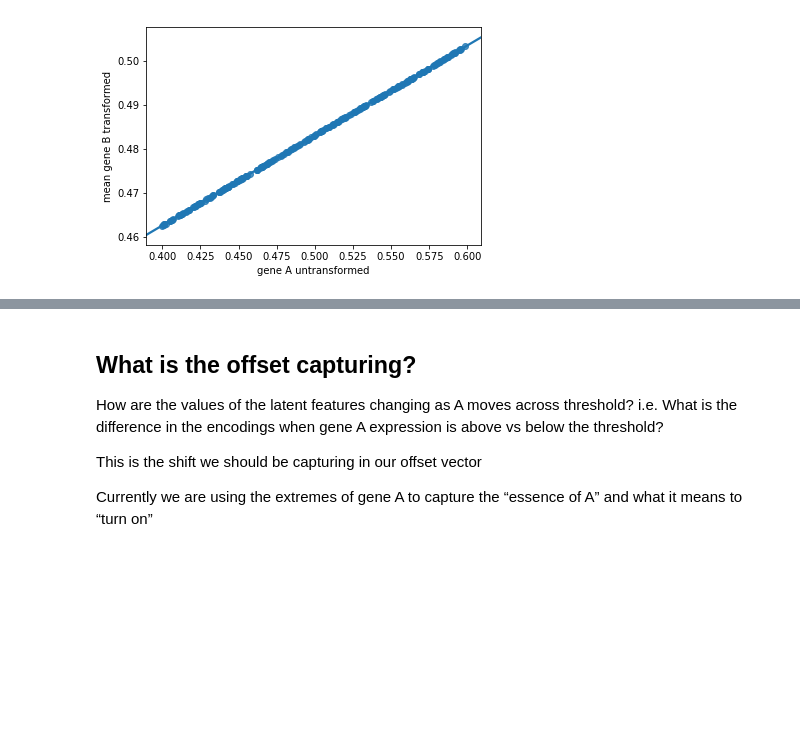
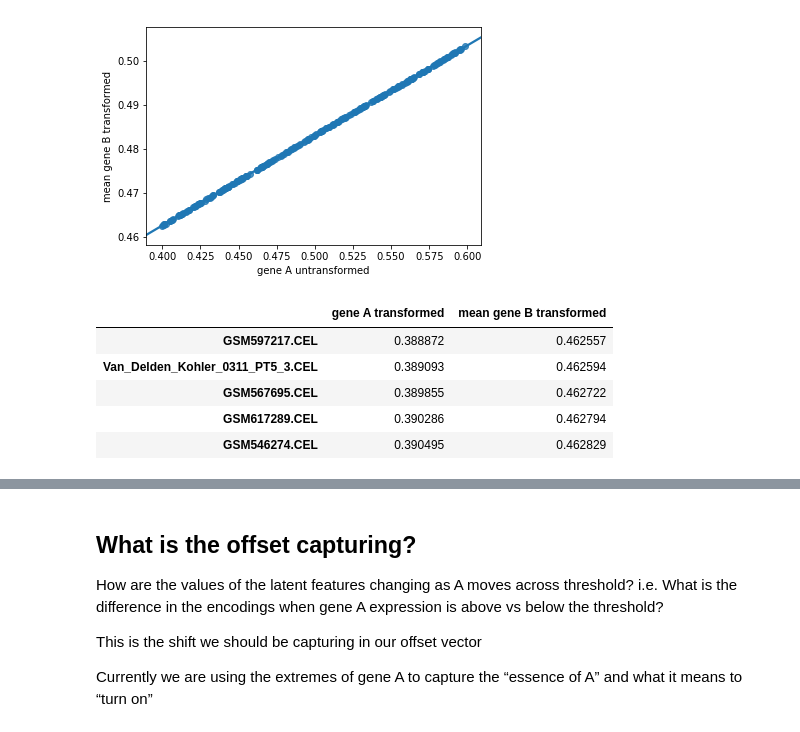
Before and after one commit to greenelab/Pseudomonas_latent_spaces, a Jupyter notebook: scripts/explore_relationship_AandB.ipynb, the cells around one changed output, grey strips where cells are left out. Drawn from its saved outputs; the diff is of its cells as text; code cells hidden in the pictures; blank space fills up the shorter version.

```diff
--- a/scripts/explore_relationship_AandB.ipynb
+++ b/scripts/explore_relationship_AandB.ipynb
@@ -414,3 +420,19 @@ sns.regplot(x='gene A untransformed',
 # %% [output]
 <matplotlib.axes._subplots.AxesSubplot at 0x...>
 [figure]
+# %%
+# Join original expression of transformed A and mean(transformed expression of B)
+predict_A_exp = predict_gene_exp[rep_gene_A]
+predict_B_mean_exp = geneSetB_mean
+
+A_and_B_predict_df = pd.merge(predict_A_exp.to_frame('gene A transformed'),
+                      predict_B_mean_exp.to_frame('mean gene B transformed'),
+                      left_index=True, right_index=True)
+A_and_B_predict_df.head()
+# %% [output]
+|  | gene A transformed | mean gene B transformed |
+| GSM597217.CEL | 0.388872 | 0.462557 |
+| Van_Delden_Kohler_0311_PT5_3.CEL | 0.389093 | 0.462594 |
+| GSM567695.CEL | 0.389855 | 0.462722 |
+| GSM617289.CEL | 0.390286 | 0.462794 |
+| GSM546274.CEL | 0.390495 | 0.462829 |
```
Also changed, not shown: parts of 9 cells of this notebook, 1 other file.
